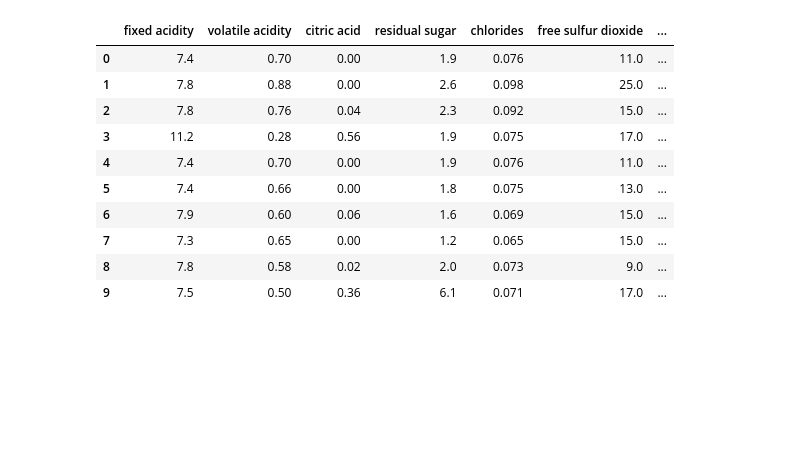
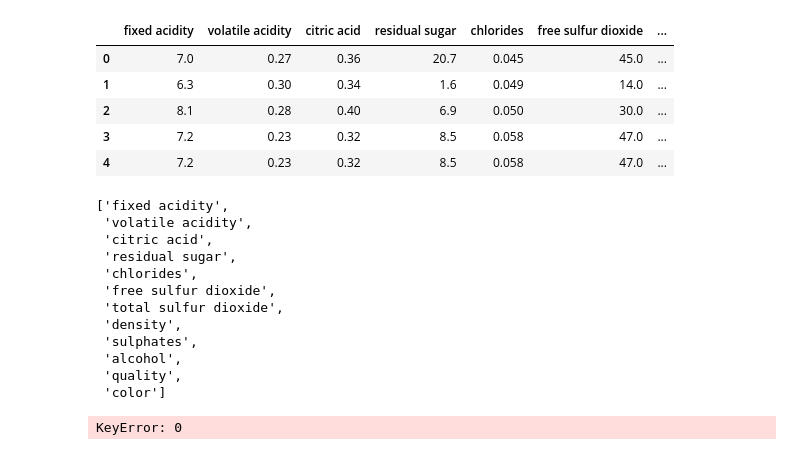
Before and after one commit to tom-ek-repo/pja, a Jupyter notebook: LAB06_DASH/lab06_dash.ipynb, the cells around one changed output. Saved outputs shown, nothing was run; the diff lists cells and outputs as text; code cells hidden in the pictures; blank space fills up the shorter version.

```diff
--- a/LAB06_DASH/lab06_dash.ipynb
+++ b/LAB06_DASH/lab06_dash.ipynb
@@ -14,21 +8,22 @@ Requirement already satisfied: chardet<4,>=3.0.2 in c:\users\tomek\appdata\local
 # %%
 import pandas as pd
-import requests
+import numpy as np
 
-url = "https://archive.ics.uci.edu/ml/machine-learning-databases/wine-quality/winequality-red.csv"
-# s = requests.get(url).content
-c = pd.read_csv(url, sep=";")
+url1 = "https://archive.ics.uci.edu/ml/machine-learning-databases/wine-quality/winequality-red.csv"
+url2 = "https://archive.ics.uci.edu/ml/machine-learning-databases/wine-quality/winequality-white.csv"
+w = pd.read_csv(url2, sep=";")
+w['color']= 'white'
+r = pd.read_csv(url1, sep=";")
+r['color']='red'
-# %%
-c.head(10)
-# %% [output]
-|  | fixed acidity | volatile acidity | citric acid | residual sugar | chlorides | free sulfur dioxide | ... |
-| 0 | 7.4 | 0.70 | 0.00 | 1.9 | 0.076 | 11.0 | ... |
-| 1 | 7.8 | 0.88 | 0.00 | 2.6 | 0.098 | 25.0 | ... |
-| 2 | 7.8 | 0.76 | 0.04 | 2.3 | 0.092 | 15.0 | ... |
-| 3 | 11.2 | 0.28 | 0.56 | 1.9 | 0.075 | 17.0 | ... |
-| 4 | 7.4 | 0.70 | 0.00 | 1.9 | 0.076 | 11.0 | ... |
-| 5 | 7.4 | 0.66 | 0.00 | 1.8 | 0.075 | 13.0 | ... |
-| 6 | 7.9 | 0.60 | 0.06 | 1.6 | 0.069 | 15.0 | ... |
-| 7 | 7.3 | 0.65 | 0.00 | 1.2 | 0.065 | 15.0 | ... |
-| 8 | 7.8 | 0.58 | 0.02 | 2.0 | 0.073 | 9.0 | ... |
-| 9 | 7.5 | 0.50 | 0.36 | 6.1 | 0.071 | 17.0 | ... |
+# %%
+w=pd.concat([w,r])
+w['color'].value_counts()
+# c.describe().transpose()
+w.head()
+# %% [output]
+|  | fixed acidity | volatile acidity | citric acid | residual sugar | chlorides | free sulfur dioxide | ... |
+| 0 | 7.0 | 0.27 | 0.36 | 20.7 | 0.045 | 45.0 | ... |
+| 1 | 6.3 | 0.30 | 0.34 | 1.6 | 0.049 | 14.0 | ... |
+| 2 | 8.1 | 0.28 | 0.40 | 6.9 | 0.050 | 30.0 | ... |
+| 3 | 7.2 | 0.23 | 0.32 | 8.5 | 0.058 | 47.0 | ... |
+| 4 | 7.2 | 0.23 | 0.32 | 8.5 | 0.058 | 47.0 | ... |
@@ -34,0 +44,28 @@ c.head(10)
+# %%
+# list=
+# w.columns.to_list()
+#  if s != 'color']
+# list
+[s for s in w.columns if s != 'pH']
+# w.columns
+# %% [output]
+['fixed acidity',
+ 'volatile acidity',
+ 'citric acid',
+ 'residual sugar',
+ 'chlorides',
+ 'free sulfur dioxide',
+ 'total sulfur dioxide',
+ 'density',
+ 'sulphates',
+ 'alcohol',
+ 'quality',
+ 'color']
+# %%
+all_options = {
+    'America': ['New York City', 'San Francisco', 'Cincinnati'],
+    'Canada': [u'Montréal', 'Toronto', 'Ottawa']
+}
+all_options[0]['value']
+# %% [output]
+KeyError: 0
```
Also changed, not shown: parts of 13 cells of this notebook, 6 other files.
